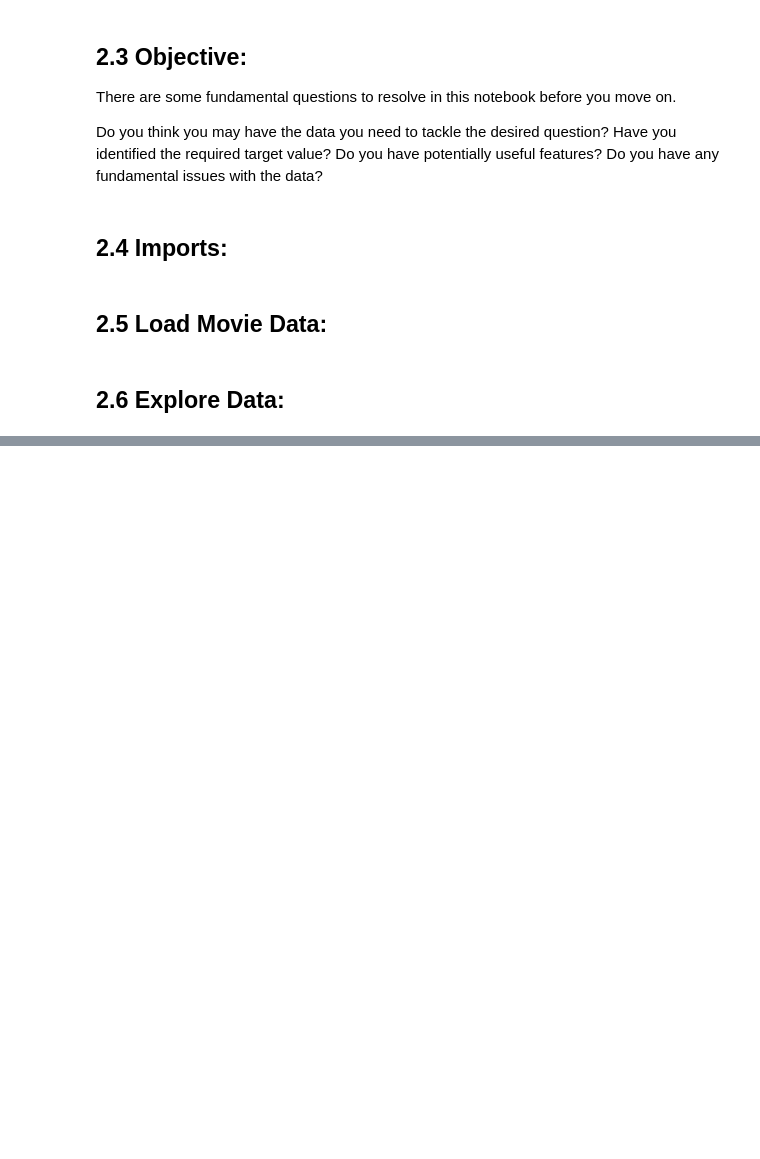
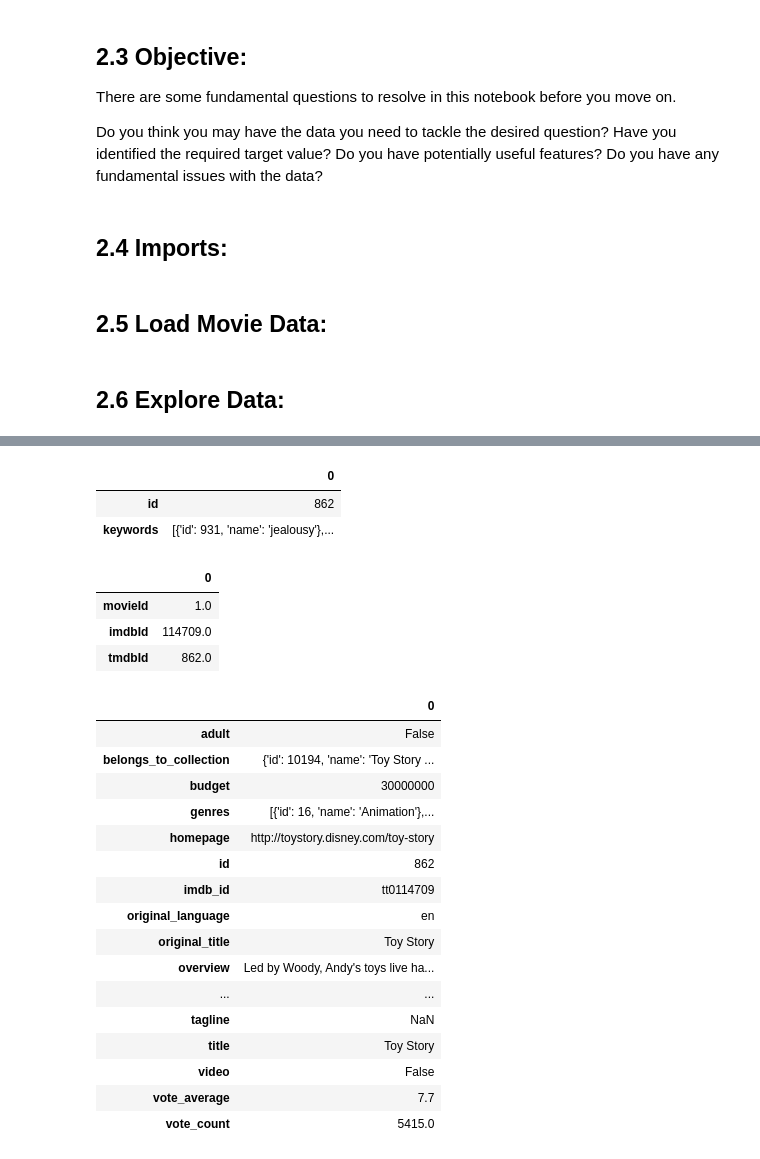
Before and after one commit to msyed-git/Capstone2-MovieRecommendationSystem, a Jupyter notebook: notebooks/02 - Data Wrangling .ipynb, the cells around one changed output, grey strips where cells are left out. Drawn from its saved outputs; the diff is of its cells as text; code cells hidden in the pictures; blank space fills up the shorter version.

```diff
--- a/notebooks/02 - Data Wrangling .ipynb
+++ b/notebooks/02 - Data Wrangling .ipynb
@@ -97,0 +270,33 @@ None
+# %%
+df_keywords[df_keywords['id'] == 862].T
+# %% [output]
+|  | 0 |
+| id | 862 |
+| keywords | [{'id': 931, 'name': 'jealousy'},... |
+# %%
+df_links[df_links['tmdbId'] == 862].T
+# %% [output]
+|  | 0 |
+| movieId | 1.0 |
+| imdbId | 114709.0 |
+| tmdbId | 862.0 |
+# %%
+df_metadata[df_metadata['id'] == '862'].T
+# %% [output]
+|  | 0 |
+| adult | False |
+| belongs_to_collection | {'id': 10194, 'name': 'Toy Story ... |
+| budget | 30000000 |
+| genres | [{'id': 16, 'name': 'Animation'},... |
+| homepage | http://toystory.disney.com/toy-story |
+| id | 862 |
+| imdb_id | tt0114709 |
+| original_language | en |
+| original_title | Toy Story |
+| overview | Led by Woody, Andy's toys live ha... |
+| ... | ... |
+| tagline | NaN |
+| title | Toy Story |
+| video | False |
+| vote_average | 7.7 |
+| vote_count | 5415.0 |
```
Also changed, not shown: parts of 21 cells of this notebook.
